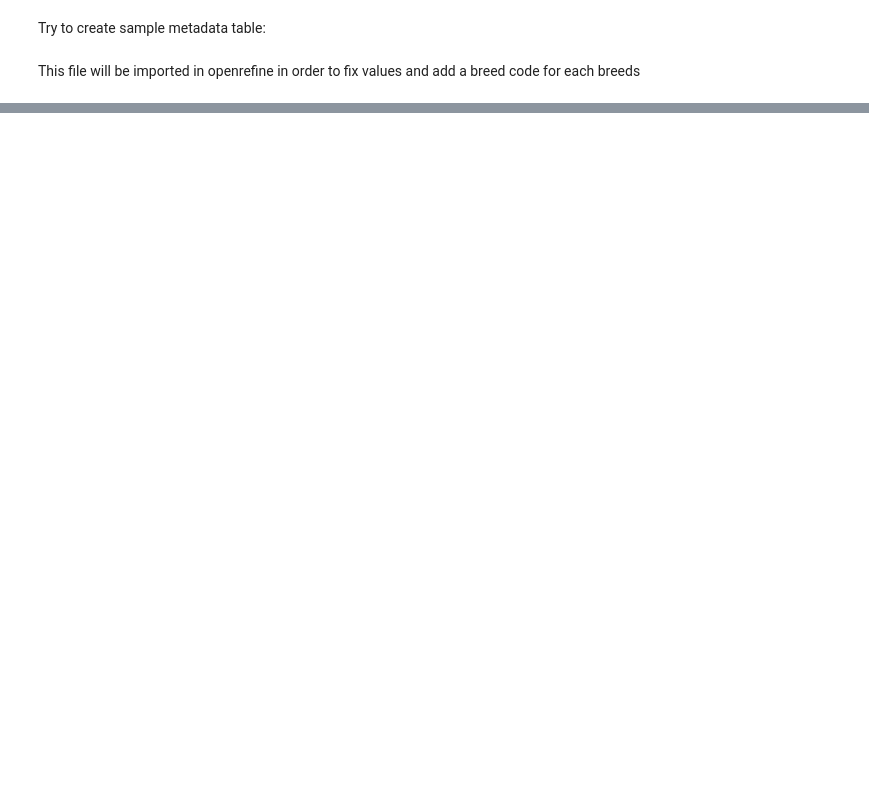
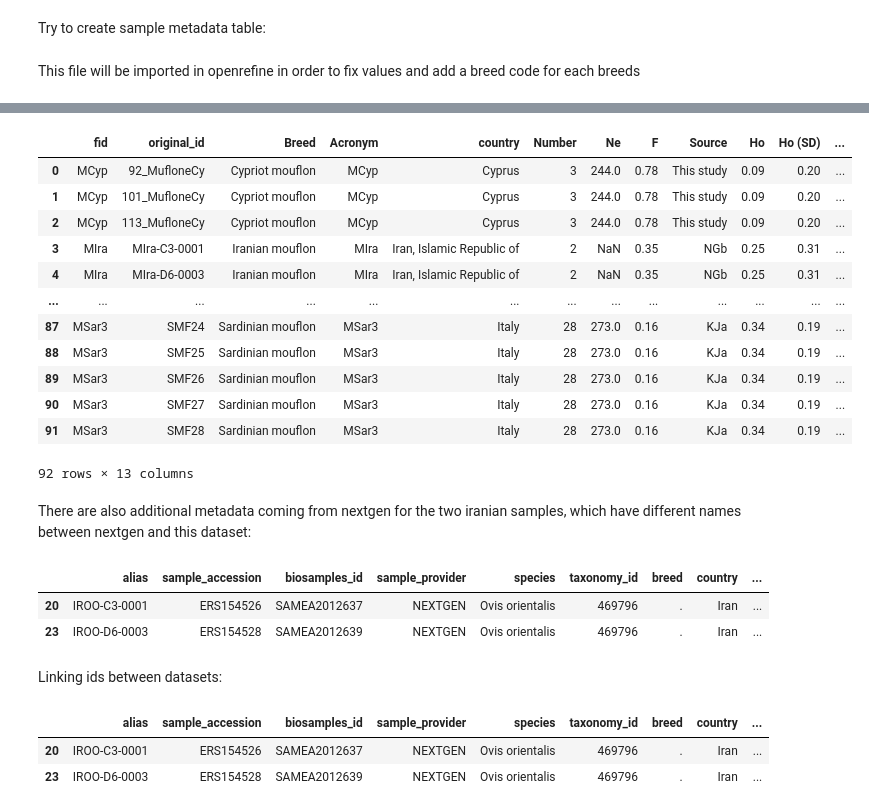
Before and after one commit to cnr-ibba/SMARTER-database, a Jupyter notebook: notebooks/exploratory/0.22.0-bunop-new_sheep_background_data.ipynb, the cells around one changed output, grey strips where cells are left out. Cells and saved outputs as stored; diff of their text form; code cells hidden in the pictures; blank space fills up the shorter version.

```diff
--- a/notebooks/exploratory/0.22.0-bunop-new_sheep_background_data.ipynb
+++ b/notebooks/exploratory/0.22.0-bunop-new_sheep_background_data.ipynb
@@ -133,0 +216,5 @@ This file will be imported in openrefine in order to fix values and add a breed
+# %%
+muflon["Species"] = "Ovis aries musimon"
+muflon.at[6,"Species"] = "Ovis orientalis ophion"
+muflon.at[7,"Species"] = "Ovis orientalis"
+muflon
@@ -133,0 +233,2 @@ This file will be imported in openrefine in order to fix values and add a breed
+# %%
+muflon["code"] = muflon["Acronym"].apply(lambda value: value[:3].upper())
@@ -133,0 +237,2 @@ This file will be imported in openrefine in order to fix values and add a breed
+# %%
+muflon.rename(columns={"Breed/population": "Breed"}, inplace=True)
@@ -133,0 +241,8 @@ This file will be imported in openrefine in order to fix values and add a breed
+# %%
+tmp = defaultdict(list)
+for fid, iid, *_ in plinkio.read_pedfile():
+    tmp["code"].append(fid)
+    tmp["original_id"].append(iid)
+
+tmp = pd.DataFrame(data=tmp)
+tmp.head()
@@ -133,0 +256,42 @@ This file will be imported in openrefine in order to fix values and add a breed
+# %%
+muflon_metadata = pd.merge(tmp, muflon, left_on="code", right_on="Acronym")
+muflon_metadata.rename(columns={"Origin": "country", "code_x": "fid", "code_y": "code"}, inplace=True)
+muflon_metadata
+# %% [output]
+|  | fid | original_id | Breed | Acronym | country | Number | Ne | F | Source | Ho | Ho (SD) | ... |
+| 0 | MCyp | 92_MufloneCy | Cypriot mouflon | MCyp | Cyprus | 3 | 244.0 | 0.78 | This study | 0.09 | 0.20 | ... |
+| 1 | MCyp | 101_MufloneCy | Cypriot mouflon | MCyp | Cyprus | 3 | 244.0 | 0.78 | This study | 0.09 | 0.20 | ... |
+| 2 | MCyp | 113_MufloneCy | Cypriot mouflon | MCyp | Cyprus | 3 | 244.0 | 0.78 | This study | 0.09 | 0.20 | ... |
+| 3 | MIra | MIra-C3-0001 | Iranian mouflon | MIra | Iran, Islamic Republic of | 2 | NaN | 0.35 | NGb | 0.25 | 0.31 | ... |
+| 4 | MIra | MIra-D6-0003 | Iranian mouflon | MIra | Iran, Islamic Republic of | 2 | NaN | 0.35 | NGb | 0.25 | 0.31 | ... |
+| ... | ... | ... | ... | ... | ... | ... | ... | ... | ... | ... | ... | ... |
+| 87 | MSar3 | SMF24 | Sardinian mouflon | MSar3 | Italy | 28 | 273.0 | 0.16 | KJa | 0.34 | 0.19 | ... |
+| 88 | MSar3 | SMF25 | Sardinian mouflon | MSar3 | Italy | 28 | 273.0 | 0.16 | KJa | 0.34 | 0.19 | ... |
+| 89 | MSar3 | SMF26 | Sardinian mouflon | MSar3 | Italy | 28 | 273.0 | 0.16 | KJa | 0.34 | 0.19 | ... |
+| 90 | MSar3 | SMF27 | Sardinian mouflon | MSar3 | Italy | 28 | 273.0 | 0.16 | KJa | 0.34 | 0.19 | ... |
+| 91 | MSar3 | SMF28 | Sardinian mouflon | MSar3 | Italy | 28 | 273.0 | 0.16 | KJa | 0.34 | 0.19 | ... |
+92 rows × 13 columns
+# %% [markdown]
+There are also additional metadata coming from nextgen for the two iranian samples, which have different names between nextgen and this dataset:
+# %%
+nextgen = pd.read_table(barbato_2017.working_dir / "41598_2017_7382_MOESM2_ESM/ovis.sample_index", skiprows=10)
+nextgen.rename(columns={"#sample_name": "alias"}, inplace=True)
+nextgen = nextgen[nextgen["alias"].str.contains("C3-0001|D6-0003")].copy()
+nextgen
+# %% [output]
+|  | alias | sample_accession | biosamples_id | sample_provider | species | taxonomy_id | breed | country | ... |
+| 20 | IROO-C3-0001 | ERS154526 | SAMEA2012637 | NEXTGEN | Ovis orientalis | 469796 | . | Iran | ... |
+| 23 | IROO-D6-0003 | ERS154528 | SAMEA2012639 | NEXTGEN | Ovis orientalis | 469796 | . | Iran | ... |
+# %% [markdown]
+Linking ids between datasets:
+# %%
+nextgen2barbato = {}
+for sample in plinkio.get_samples():
+    if 'C3-0001' in sample or 'D6-0003' in sample:
+        nextgen2barbato[sample.replace('MIra', 'IROO')] = sample
+nextgen["original_id"] = nextgen["alias"].apply(lambda value: nextgen2barbato[value])
+nextgen
+# %% [output]
+|  | alias | sample_accession | biosamples_id | sample_provider | species | taxonomy_id | breed | country | ... |
+| 20 | IROO-C3-0001 | ERS154526 | SAMEA2012637 | NEXTGEN | Ovis orientalis | 469796 | . | Iran | ... |
+| 23 | IROO-D6-0003 | ERS154528 | SAMEA2012639 | NEXTGEN | Ovis orientalis | 469796 | . | Iran | ... |
```
Also changed, not shown: parts of 39 cells of this notebook, 2 other files.
